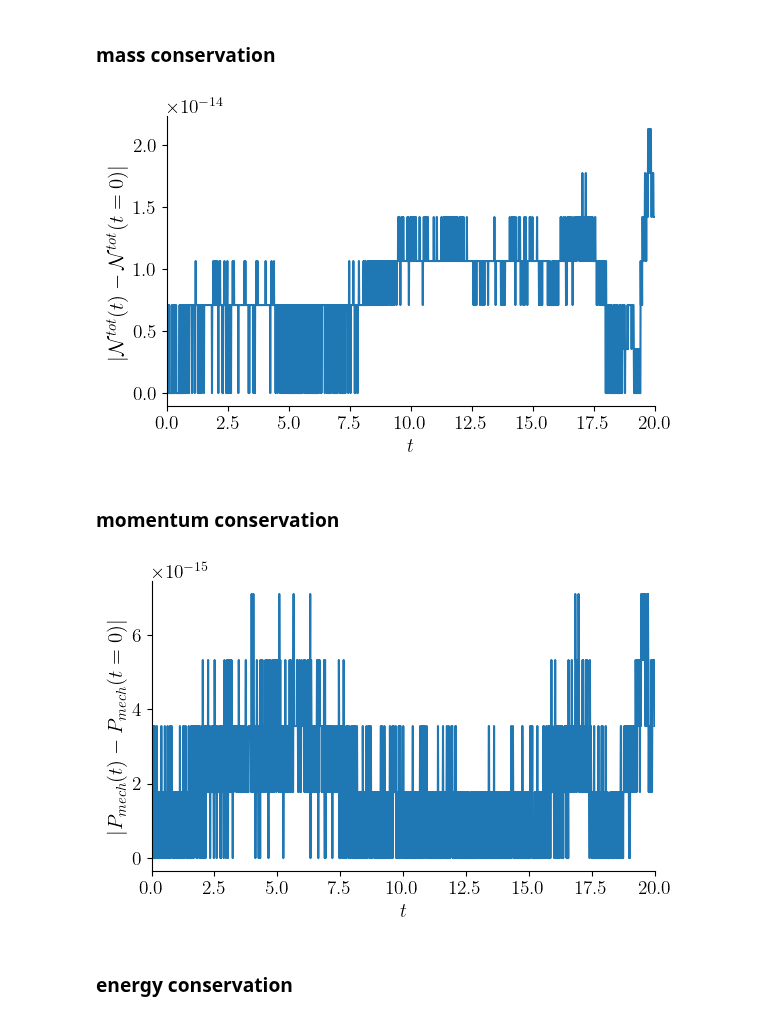
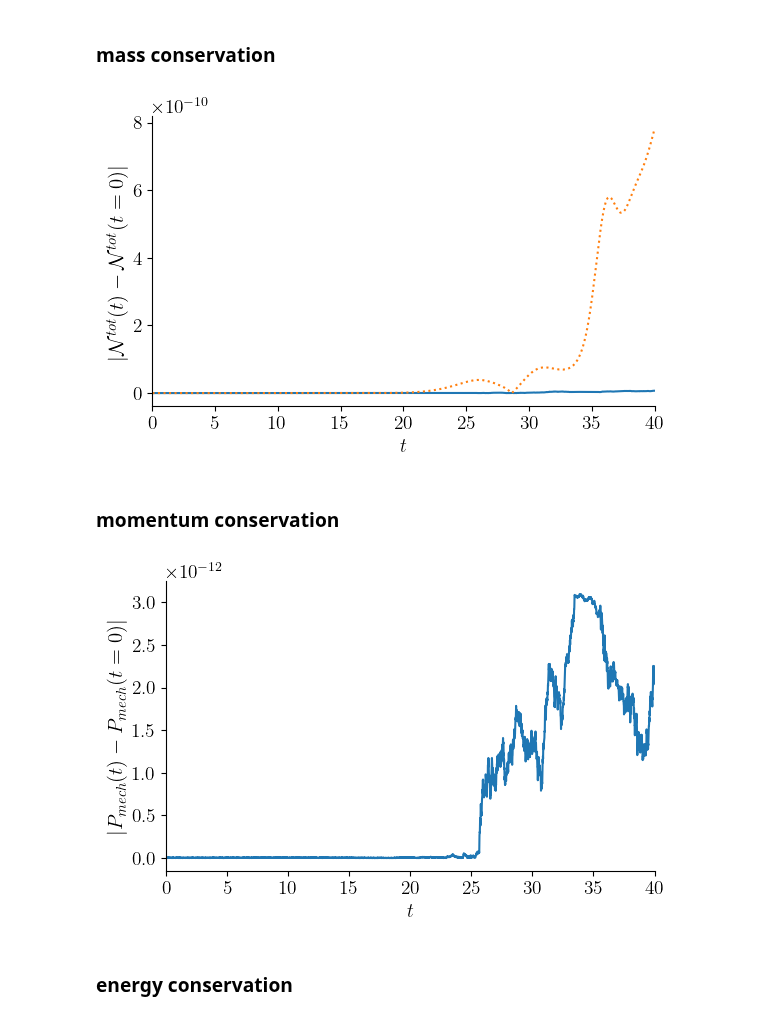
Before and after one commit to opaliss/mixed_methods, a Jupyter notebook: analysis/mixed_method_1/bump_on_tail_damping_mixed_method_1.ipynb, the cells around one changed output. Saved outputs shown, nothing was run; the diff lists cells and outputs as text; code cells hidden in the pictures.

```diff
--- a/analysis/mixed_method_1/bump_on_tail_damping_mixed_method_1.ipynb
+++ b/analysis/mixed_method_1/bump_on_tail_damping_mixed_method_1.ipynb
@@ -28,18 +28,18 @@ matplotlib.rcParams['text.usetex'] = True
 # %% [markdown]
 # Mixed method #1 bump on tail
 # %%
-setup = SimulationSetupMixedMethod1(Nx=51,
-                                    Nv_H=50,
+setup = SimulationSetupMixedMethod1(Nx=101,
+                                    Nv_H=10,
                                     Nv_L=100,
                                     epsilon=1e-2,
-                                    v_a=-7,
-                                    v_b=7,
+                                    v_a=-8,
+                                    v_b=8,
                                     alpha=np.sqrt(2),
                                     u=0,
                                     L=20 * np.pi / 3,
                                     dt=1e-2,
                                     T0=0,
                                     T=40,
-                                    nu_L=1,
-                                    nu_H=1,
+                                    nu_L=5,
+                                    nu_H=5,
                                     gamma=0.5)
@@ -141,6 +166,6 @@ plt.savefig("../../figures/mixed_method_1/bump_on_tail/bump_on_tail_growth_rate_
 # %%
 # plot the phase space evolution as a function of time
-fig, ax = plt.subplots(nrows=3, ncols=3, figsize=(7, 7), sharex=True, sharey=True)
+fig, ax = plt.subplots(nrows=3, ncols=3, figsize=(10, 6), sharex=True, sharey=True)
 
 levels = np.linspace(-0.05, 0.4, 50)
 
@@ -155,7 +180,6 @@ for tt, ii in enumerate([len(sol_midpoint_t)//2, int(3*len(sol_midpoint_t)//4),
     pos2 = ax[tt, 0].pcolormesh(x, v_, distribution2.T, cmap="Spectral_r", vmin=0, vmax=0.4)
     pos1 = ax[tt, 1].pcolormesh(x, v_, distribution1.T, cmap="Spectral_r", vmin=0, vmax=0.4)
     pos3 = ax[tt, 2].pcolormesh(x, v_, distribution1.T + distribution2.T, cmap="Spectral_r", vmin=0, vmax=0.4)
-
     ax[tt, 0].set_yticks([-3, 0, 3, 6])
     ax[tt, 0].set_ylim(-4, 7)
     ax[tt, 0].set_ylabel("$v$")
@@ -168,7 +192,7 @@ for tt, ii in enumerate([len(sol_midpoint_t)//2, int(3*len(sol_midpoint_t)//4),
     cbar.ax.set_yticks([0, 0.1, 0.2, 0.3])
 
     cbar = fig.colorbar(pos3)
-    cbar.ax.set_ylabel('$\delta f(x, v, t=$' + str(int(sol_midpoint_t[ii])) + ")", rotation=90)
+    cbar.ax.set_ylabel('$f(x, v, t=$' + str(int(sol_midpoint_t[ii])) + ")", rotation=90)
     cbar.ax.set_yticks([0, 0.1, 0.2, 0.3])
 
 ax[tt, 0].set_xlabel("$x$")
@@ -215,24 +238,28 @@ IndexError: index 55 is out of bounds for axis 0 with size 52
 ### mass conservation
 # %%
 # compute mass at each timestamp
-mass_midpoint = np.zeros(len(sol_midpoint_t))
+mass_midpoint_H = np.zeros(len(sol_midpoint_t))
+mass_midpoint_L = np.zeros(len(sol_midpoint_t))
 
 for ii in range(0, len(sol_midpoint_t)):
-    mass_midpoint[ii] = total_mass_hermite(state=state_e_H[:, :-1, ii], alpha_s=setup.alpha, dx=setup.dx)\
-                        +total_mass_legendre(state=state_e_L[:, :-1, ii], v_a=setup.v_a, v_b=setup.v_b, dx=setup.dx)
+    mass_midpoint_H[ii] = total_mass_hermite(state=state_e_H[:, :-1, ii], alpha_s=setup.alpha, dx=setup.dx)
+    mass_midpoint_L[ii] = total_mass_legendre(state=state_e_L[:, :-1, ii], v_a=setup.v_a, v_b=setup.v_b, dx=setup.dx)
+
+mass_midpoint = mass_midpoint_L + mass_midpoint_H
 # %%
 # plot mass conservation
 fig, ax = plt.subplots(figsize=(6, 4))
-ax.plot(sol_midpoint_t, np.abs(mass_midpoint - mass_midpoint[0]), "-")
+ax.plot(sol_midpoint_t, np.abs(mass_midpoint_H - mass_midpoint_H[0]), "-")
+ax.plot(sol_midpoint_t, np.abs(mass_midpoint_L - mass_midpoint_L[0]), ":")
 #ax.set_yscale("log")
 ax.spines['right'].set_visible(False)
 ax.spines['top'].set_visible(False)
 ax.set_ylabel(r"$|\mathcal{N}^{tot}(t) - \mathcal{N}^{tot}(t=0)|$", fontsize=15)
 ax.set_xlabel("$t$")
 ax.set_xlim(setup.T0, setup.T)
 plt.tight_layout()
 # %% [output]
-[figure, old version]
+[figure, new version]
 # %% [markdown]
 ### momentum conservation
 # %%
@@ -255,7 +282,7 @@ ax.set_xlim(setup.T0, setup.T)
 ax.set_xlabel("$t$")
 plt.tight_layout()
 # %% [output]
-[figure, old version]
+[figure, new version]
 # %% [markdown]
 ### energy conservation
 # %%
```
Also changed, not shown: parts of 13 cells of this notebook, 12 other files.
